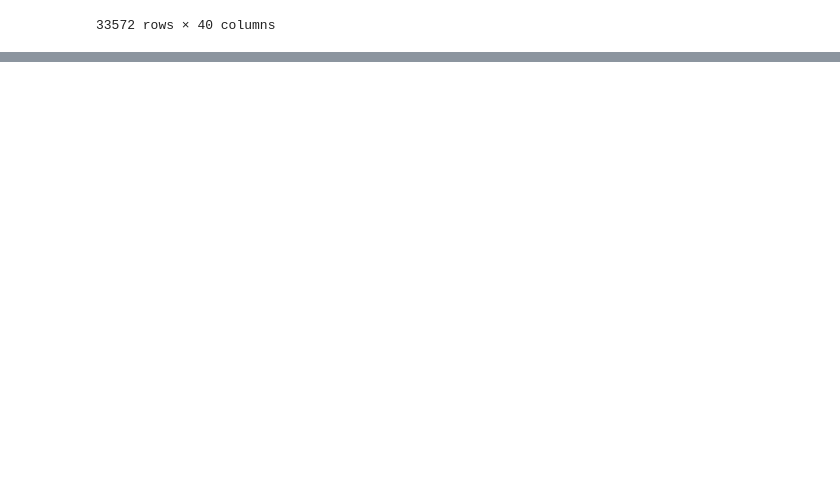
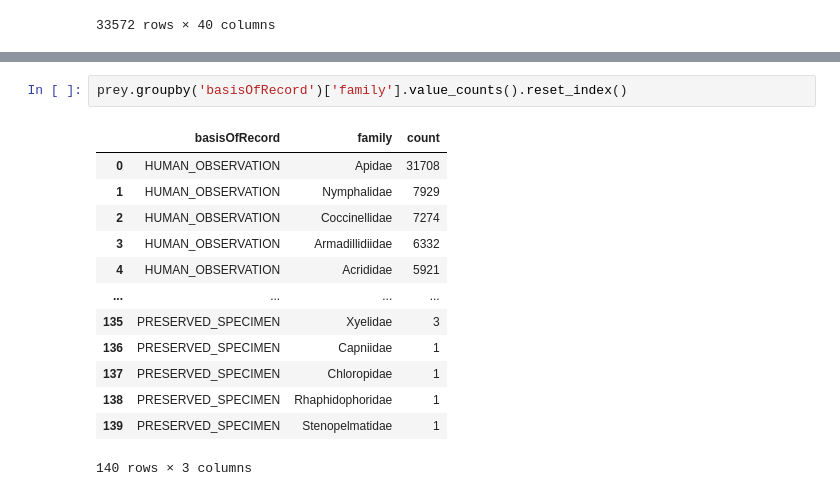
Before and after one commit to roshananair/eds220-2026-sections, a Jupyter notebook: section-1-data-selection-drylands.ipynb, the cells around one changed output, grey strips where cells are left out. Cells and saved outputs as stored; diff of their text form; blank space fills up the shorter version.

```diff
--- a/section-1-data-selection-drylands.ipynb
+++ b/section-1-data-selection-drylands.ipynb
@@ -255,0 +280,16 @@ prey[prey['lat'].between(37, 39)]
+# %%
+prey.groupby('basisOfRecord')['family'].value_counts().reset_index()
+# %% [output]
+|  | basisOfRecord | family | count |
+| 0 | HUMAN_OBSERVATION | Apidae | 31708 |
+| 1 | HUMAN_OBSERVATION | Nymphalidae | 7929 |
+| 2 | HUMAN_OBSERVATION | Coccinellidae | 7274 |
+| 3 | HUMAN_OBSERVATION | Armadillidiidae | 6332 |
+| 4 | HUMAN_OBSERVATION | Acrididae | 5921 |
+| ... | ... | ... | ... |
+| 135 | PRESERVED_SPECIMEN | Xyelidae | 3 |
+| 136 | PRESERVED_SPECIMEN | Capniidae | 1 |
+| 137 | PRESERVED_SPECIMEN | Chloropidae | 1 |
+| 138 | PRESERVED_SPECIMEN | Rhaphidophoridae | 1 |
+| 139 | PRESERVED_SPECIMEN | Stenopelmatidae | 1 |
+140 rows × 3 columns
```
Also changed, not shown: parts of 1 cell of this notebook.
